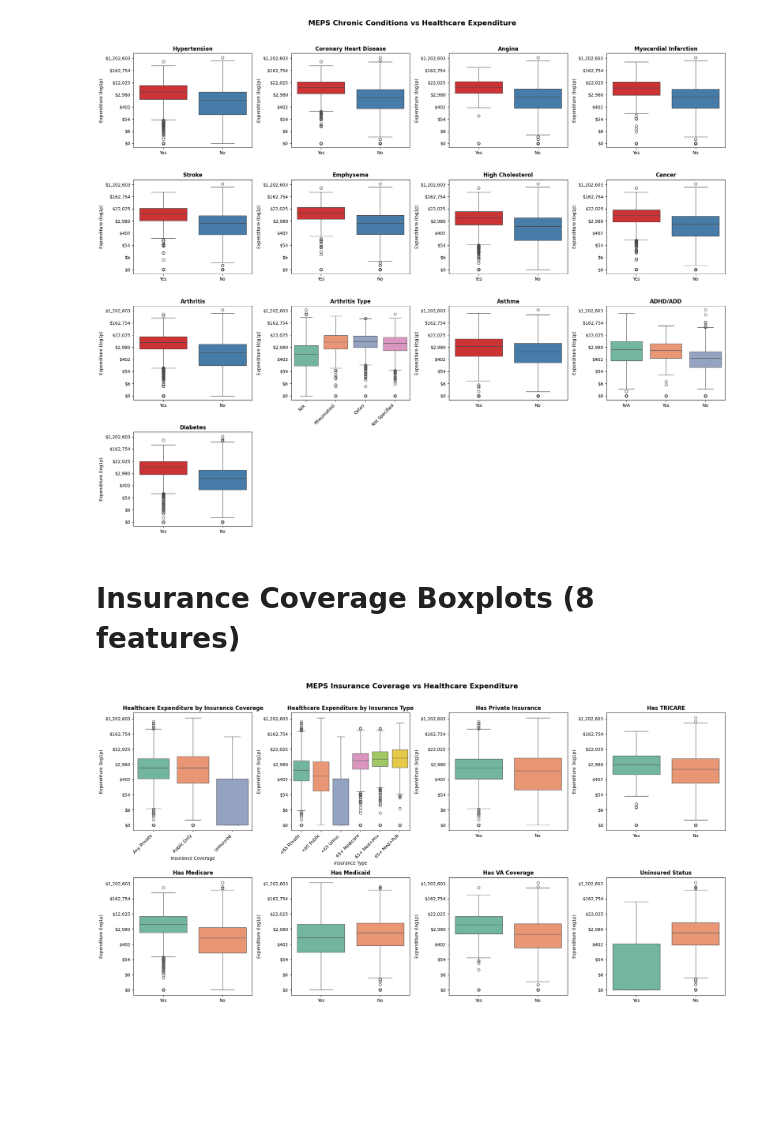
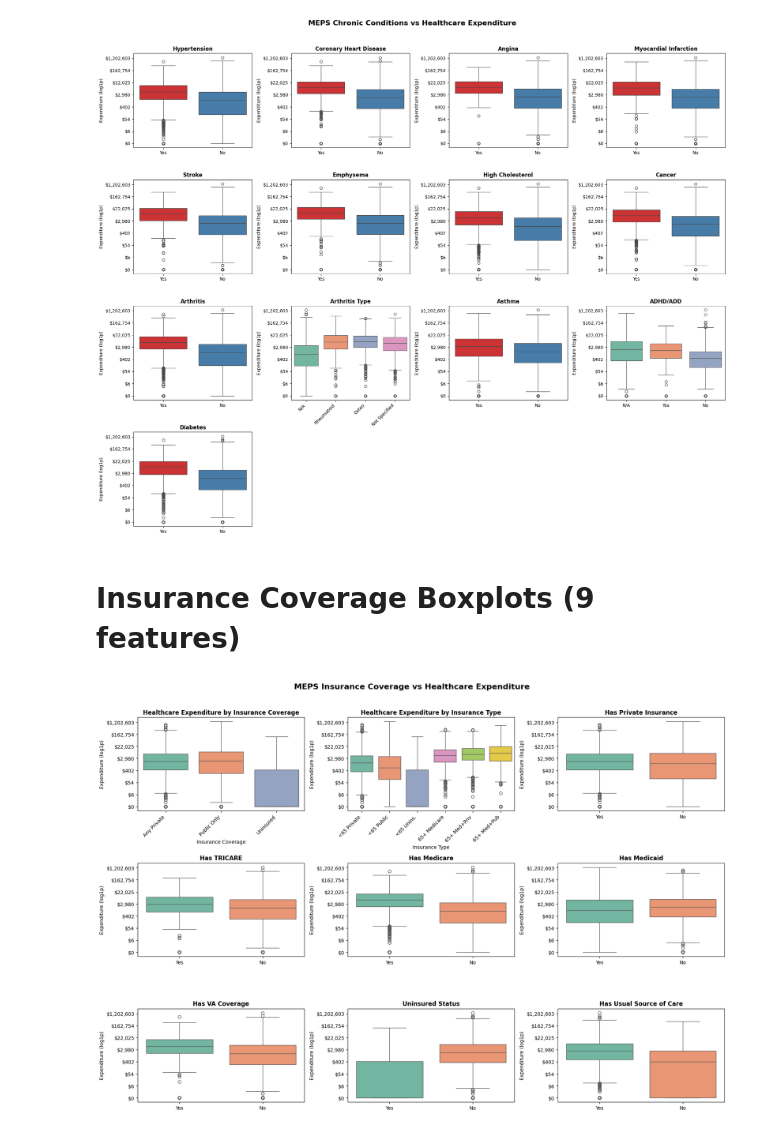
Before and after one commit to CL3364/health-insurance-risk-modeling-with-MEPS, a Jupyter notebook: notebooks/eda.ipynb, the cells around one changed output. Cells and saved outputs as stored; diff of their text form; code cells hidden in the pictures; blank space fills up the shorter version.

```diff
--- a/notebooks/eda.ipynb
+++ b/notebooks/eda.ipynb
@@ -61,8 +61,11 @@ wanted_cols = [
     "INSCOV22", "INSURC22", "PRVEV22", "TRIEV22",
     "MCREV22", "MCDEV22", "VAEV22", "UNINS22",
 
-    # Weight
-    "PERWT22F",
+    # Weight / Utilization / BMI
+    "ADBMI42",      # Adult BMI (ages 18+)
+    "CHBMIX42",     # Child BMI (ages 6-17)
+    "HAVEUS42",
+    "FAMSZE22",
 
     # Target
     "TOTEXP22",
@@ -148,7 +151,7 @@ rename_map = {
     # IDs
     "DUPERSID": "person_id",
 
-    # Demographics
+    # Demographics (NOTE: AGE22X is top-coded at 85 - values of 85 represent ages >= 85)
     "AGE22X": "age",
     "SEX": "sex",
     "RACEV2X": "race",
@@ -161,10 +164,10 @@ rename_map = {
     # SES / income / employment
     "POVCAT22": "poverty_category",
     "FAMINC22": "family_income",          # (often categorical or edited; keep name explicit)
-    "TTLP22X": "total_family_income",
+    "TTLP22X": "total_person_income",
     "WAGEP22X": "wage_income",
     "BUSNP22X": "business_income",
-    "EMPST53": "employment_status",   # “53” ≈ end-of-year / late-round status (end of the year)
+    "EMPST53": "employment_status",   # "53" ≈ end-of-year / late-round status (end of the year)
 
     # Self-reported health (end-of-year style)
     "RTHLTH53": "self_rated_health",                # (end of the year)
@@ -204,8 +207,11 @@ rename_map = {
     "VAEV22": "has_va_coverage",
     "UNINS22": "uninsured_status",
 
-    # Weights
-    "PERWT22F": "person_weight",
+    # Weights / Utilization / BMI
+    "ADBMI42": "bmi",              # Adult BMI (ages 18+), top-coded at 50, bottom-coded at 10
+    "CHBMIX42": "child_bmi",       # Child BMI (ages 6-17), top-coded at 50, bottom-coded at 10
+    "HAVEUS42": "has_usual_care",
+    "FAMSZE22": "family_size",
 
     # Target
     "TOTEXP22": "total_healthcare_expenditure",
@@ -382,6 +386,7 @@ analysis_df = pd.DataFrame({
     "race": meps["race"],
     "hispanic": meps["hispanic"],
     "marital_status": meps["marital_status"],
+    "family_size": meps["family_size"],
     "education_years": clean(meps["education_years"]),
     "is_student": meps["is_student"],
     "region_2022": meps["region_2022"],
@@ -419,6 +424,7 @@ analysis_df = pd.DataFrame({
     "has_medicaid": meps["has_medicaid"],
     "has_va_coverage": meps["has_va_coverage"],
     "uninsured_status": meps["uninsured_status"],
+    "has_usual_care": meps["has_usual_care"]
 })
 
 # Common variables for boxplots
@@ -735,9 +751,9 @@ plt.show()
 # %% [output]
 [figure]
 # %% [markdown]
-# Insurance Coverage Boxplots (8 features)
+# Insurance Coverage Boxplots (9 features)
 # %%
-fig, axes = plt.subplots(2, 4, figsize=(20, 10))
+fig, axes = plt.subplots(3, 3, figsize=(18, 12))
 axes = axes.flatten()
 
 # Insured Full Year
@@ -790,31 +806,39 @@ axes[4].yaxis.set_major_formatter(FuncFormatter(to_dollar))
 axes[4].set_xticklabels(yes_no_labels)
 
 # Has Medicaid
 sns.boxplot(data=analysis_df, x="has_medicaid", y="expenditure_log", ax=axes[5], palette="Set2", order=yes_no_order)
 axes[5].set_title("Has Medicaid", fontsize=12, fontweight="bold")
 axes[5].set_xlabel("")
 axes[5].set_ylabel("Expenditure (log1p)")
 axes[5].yaxis.set_major_formatter(FuncFormatter(to_dollar))
 axes[5].set_xticklabels(yes_no_labels)
 
 # Has VA Coverage
 sns.boxplot(data=analysis_df, x="has_va_coverage", y="expenditure_log", ax=axes[6], palette="Set2", order=yes_no_order)
 axes[6].set_title("Has VA Coverage", fontsize=12, fontweight="bold")
 axes[6].set_xlabel("")
 axes[6].set_ylabel("Expenditure (log1p)")
 axes[6].yaxis.set_major_formatter(FuncFormatter(to_dollar))
 axes[6].set_xticklabels(yes_no_labels)
 
 # Uninsured Status
 sns.boxplot(data=analysis_df, x="uninsured_status", y="expenditure_log", ax=axes[7], palette="Set2", order=yes_no_order)
 axes[7].set_title("Uninsured Status", fontsize=12, fontweight="bold")
 axes[7].set_xlabel("")
 axes[7].set_ylabel("Expenditure (log1p)")
 axes[7].yaxis.set_major_formatter(FuncFormatter(to_dollar))
 axes[7].set_xticklabels(yes_no_labels)
 
+# Has Usual Care
+sns.boxplot(data=analysis_df, x="has_usual_care", y="expenditure_log", ax=axes[8], palette="Set2", order=yes_no_order)
+axes[8].set_title("Has Usual Source of Care", fontsize=12, fontweight="bold")
+axes[8].set_xlabel("")
+axes[8].set_ylabel("Expenditure (log1p)")
+axes[8].yaxis.set_major_formatter(FuncFormatter(to_dollar))
+axes[8].set_xticklabels(yes_no_labels)
+
 plt.suptitle("MEPS Insurance Coverage vs Healthcare Expenditure", fontsize=16, fontweight="bold", y=1.02)
 plt.tight_layout()
 plt.show()
 # %% [output]
-[figure, old version]
+[figure, new version]
```
Also changed, not shown: parts of 12 cells of this notebook.
